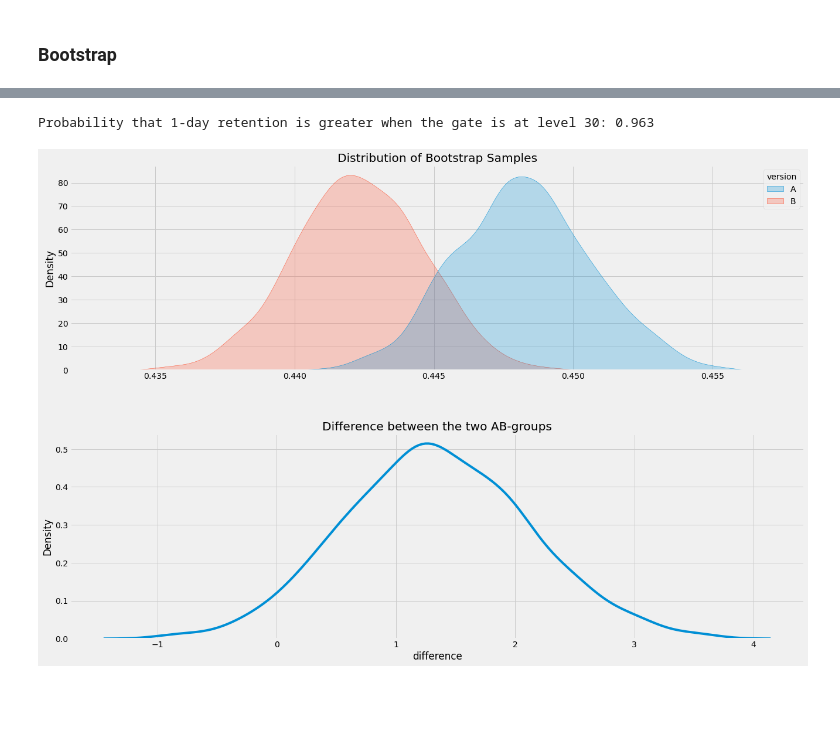
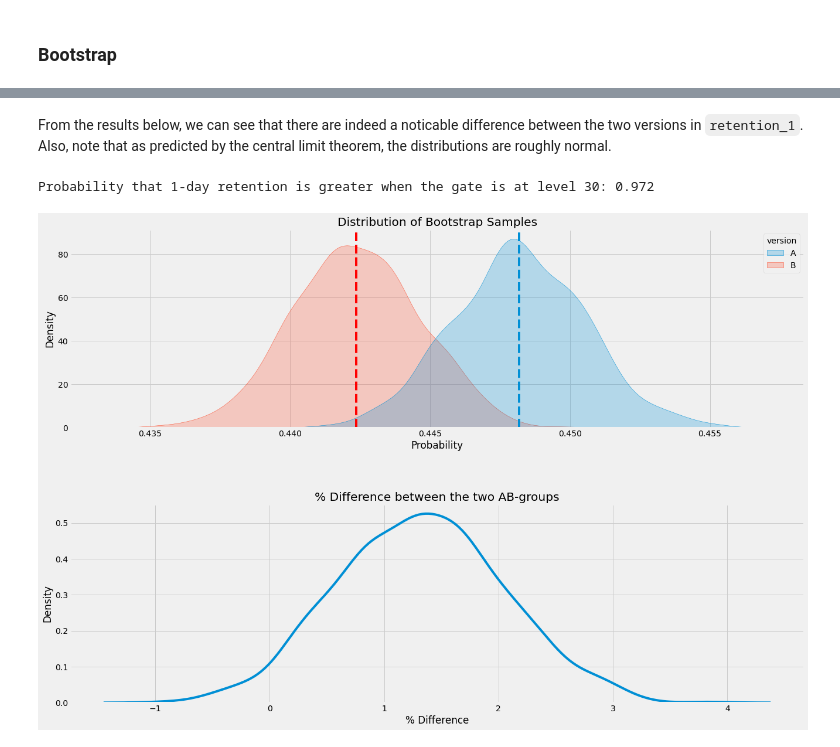
Before and after one commit to elvanselvano/hypothesis-testing, a Jupyter notebook: testing.ipynb, the cells around one changed output, grey strips where cells are left out. Drawn from its saved outputs; the diff is of its cells as text; code cells hidden in the pictures; blank space fills up the shorter version.

```diff
--- a/testing.ipynb
+++ b/testing.ipynb
@@ -262,8 +296,8 @@ def bootstrap_testing(df, group, metric, rounds=1000):
     bootstrap_result = []
 
     for _ in range(rounds):
-        boostrap_mean = df.sample(frac=1, replace=True).groupby(group)[metric].mean()
-        bootstrap_result.append(boostrap_mean)
+        bootstrap_mean = df.sample(frac=1, replace=True).groupby(group)[metric].mean()
+        bootstrap_result.append(bootstrap_mean)
 
     bootstrap_df = pd.DataFrame(bootstrap_result)
 
@@ -271,20 +305,26 @@ def bootstrap_testing(df, group, metric, rounds=1000):
     fig, axes = plt.subplots(nrows=2, ncols=1, figsize=(20,14))
     axes[0].set_title('Distribution of Bootstrap Samples')
     sns.kdeplot(data=bootstrap_df, shade=True, ax=axes[0])
+    axes[0].axvline(bootstrap_df['A'].mean(), linestyle='--')
+    axes[0].axvline(bootstrap_df['B'].mean(), color='red', linestyle='--')
+    axes[0].set_xlabel('Probability')
 
     # Find % difference between the two AB-groups
     bootstrap_df['difference'] = (bootstrap_df['A'] - bootstrap_df['B']) / bootstrap_df['B'] * 100
     axes[1].set_title('% Difference between the two AB-groups')
     sns.kdeplot(data=bootstrap_df['difference'], ax=axes[1])
+    axes[1].set_xlabel('% Difference')
     plt.tight_layout(pad=5);
 
     return bootstrap_df
+# %% [markdown]
+From the results below, we can see that there are indeed a noticable difference between the two versions in `retention_1`. Also, note that as predicted by the central limit theorem, the distributions are roughly normal.
 # %%
-bootstrap_df = bootstrap_testing(df, 'version', 'retention_1')
+bootstrap_df = bootstrap_testing(df, 'version', 'retention_1', rounds=1000)
 print('Probability that 1-day retention is greater when the gate is at level 30:', (bootstrap_df['difference'] > 0).mean())
 # %% [output]
-Probability that 1-day retention is greater when the gate is at level 30: 0.963
+Probability that 1-day retention is greater when the gate is at level 30: 0.972
-[figure, old version]
+[figure, new version]
 # %%
 bootstrap_df = bootstrap_testing(df, 'version', 'sum_gamerounds')
 print('Probability that rounds played is greater when the gate is at level 30:', (bootstrap_df['difference'] > 0).mean())
```
Also changed, not shown: parts of 13 cells of this notebook.
